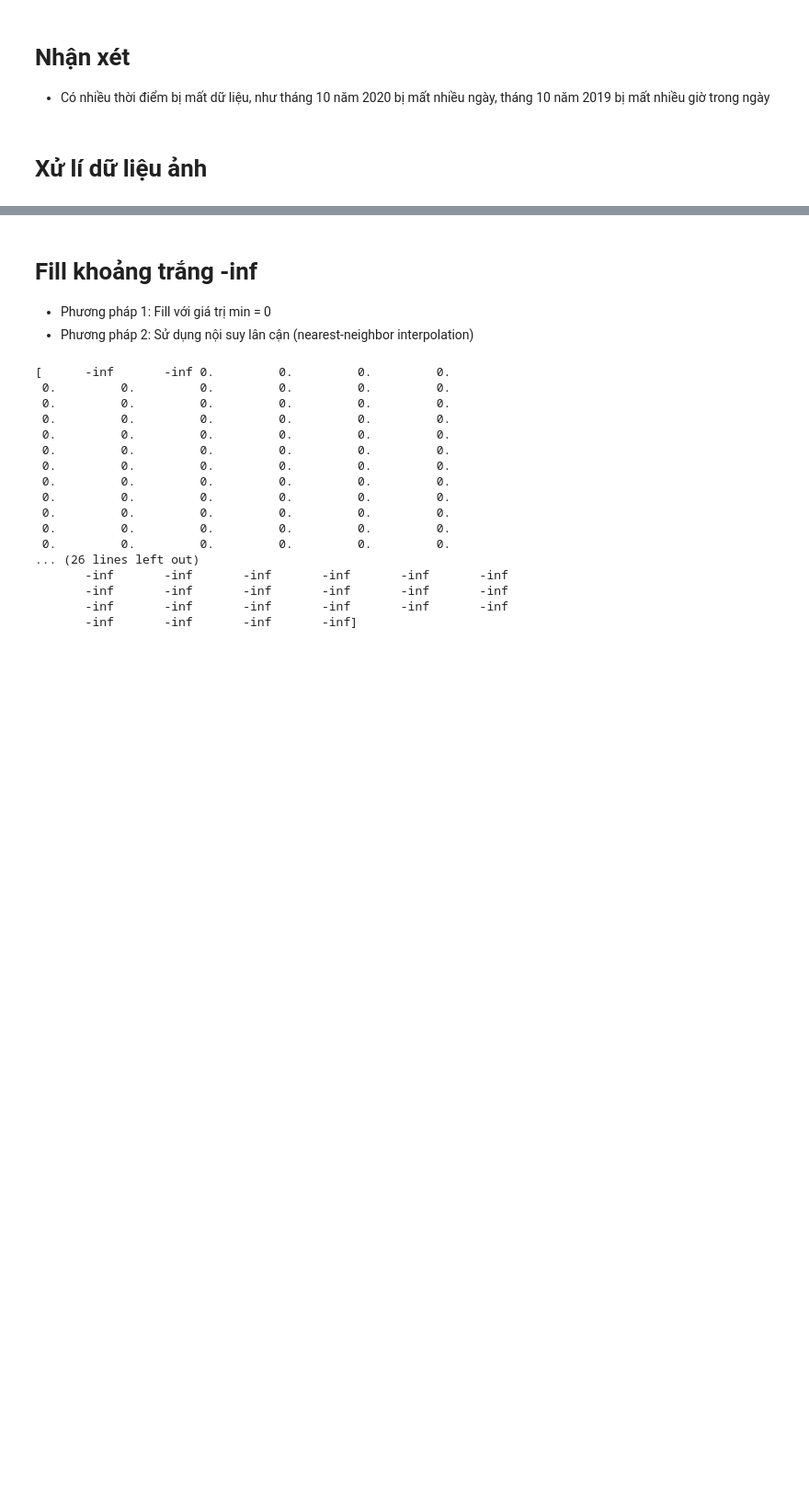
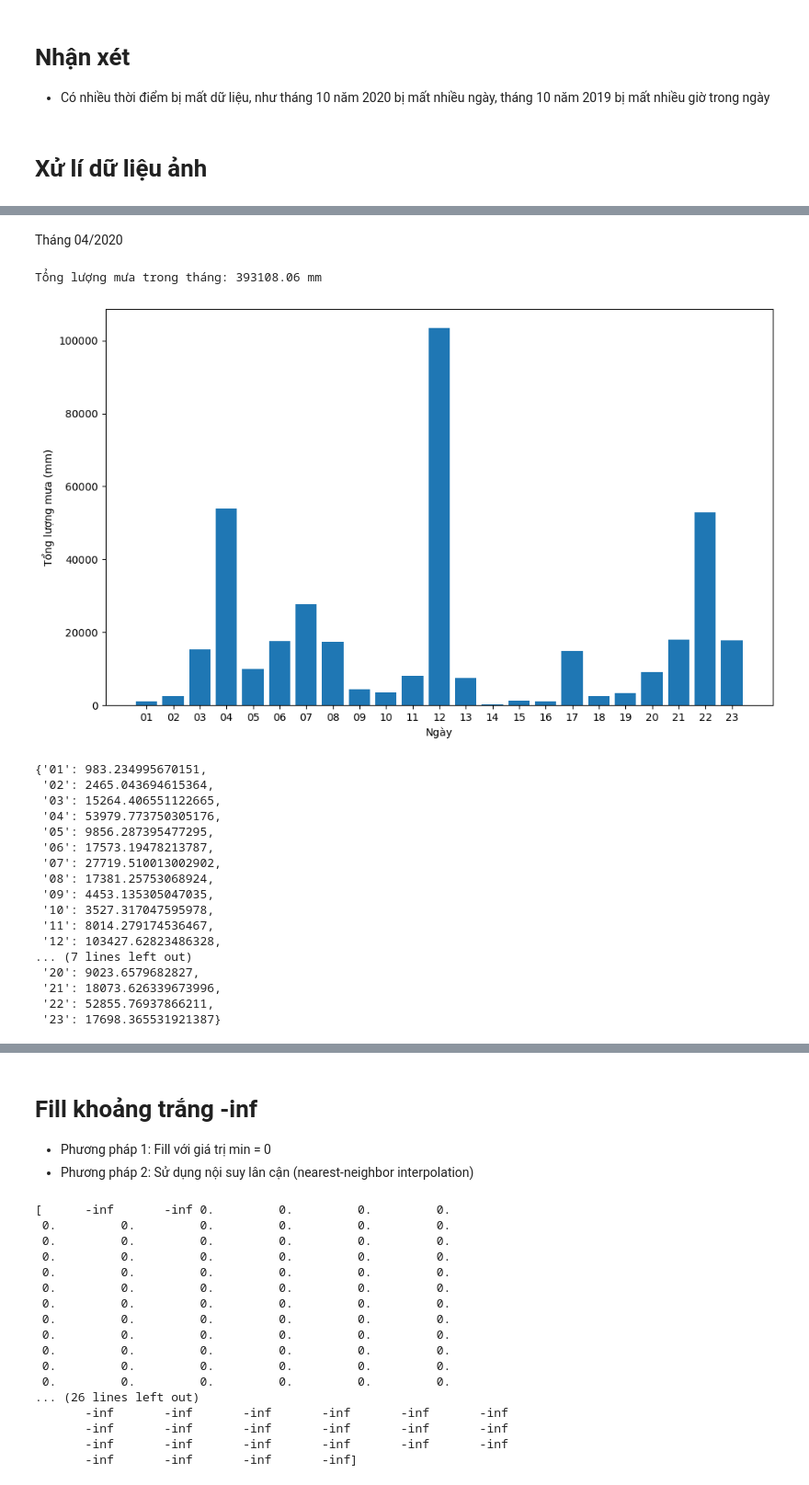
Before and after one commit to kirbytran12324/SmaAt-UNet-UET, a Jupyter notebook: Radar/radar_eda.ipynb, the cells around one changed output, grey strips where cells are left out. Shown at 92% size. Saved outputs shown, nothing was run; the diff lists cells and outputs as text; code cells hidden in the pictures; blank space fills up the shorter version.

```diff
--- a/Radar/radar_eda.ipynb
+++ b/Radar/radar_eda.ipynb
@@ -576,0 +440,26 @@ trắng có giá trị -inf.
+# %% [markdown]
+Tháng 04/2020
+# %%
+tiff_dir = './dataset/2020/04'
+
+calculate_rainfall(tiff_dir)
+# %% [output]
+Tổng lượng mưa trong tháng: 393108.06 mm
+[figure, added]
+{'01': 983.234995670151,
+ '02': 2465.043694615364,
+ '03': 15264.406551122665,
+ '04': 53979.773750305176,
+ '05': 9856.287395477295,
+ '06': 17573.19478213787,
+ '07': 27719.510013002902,
+ '08': 17381.25753068924,
+ '09': 4453.135305047035,
+ '10': 3527.317047595978,
+ '11': 8014.279174536467,
+ '12': 103427.62823486328,
+... (7 lines left out)
+ '20': 9023.6579682827,
+ '21': 18073.626339673996,
+ '22': 52855.76937866211,
+ '23': 17698.365531921387}
```
Also changed, not shown: parts of 33 cells of this notebook, 1 other file.
